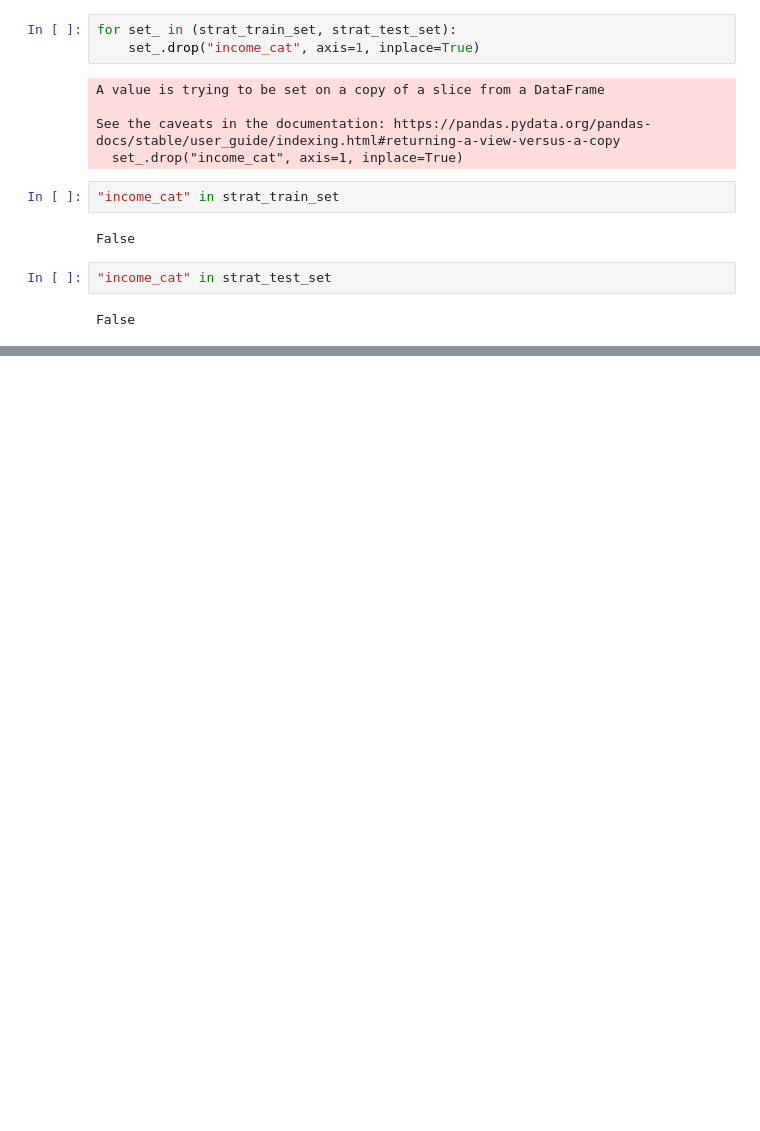
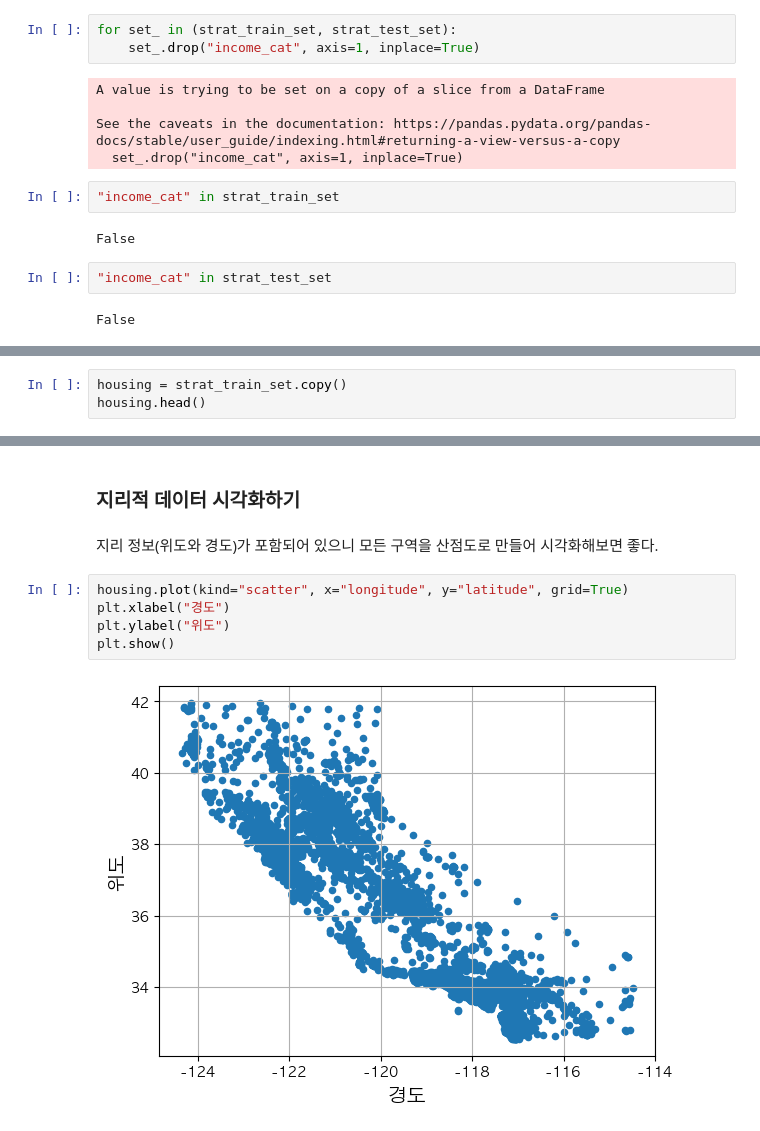
Before and after one commit to Logqwerty/handson-ml3-practice, a Jupyter notebook: 02_end_to_end_ml_project.ipynb, the cells around one changed output, grey strips where cells are left out. Cells and saved outputs as stored; diff of their text form; blank space fills up the shorter version.

```diff
--- a/02_end_to_end_ml_project.ipynb
+++ b/02_end_to_end_ml_project.ipynb
@@ -366,0 +376,3 @@ False
+# %%
+housing = strat_train_set.copy()
+housing.head()
@@ -366,0 +386,11 @@ False
+# %% [markdown]
+### 지리적 데이터 시각화하기
+# %% [markdown]
+지리 정보(위도와 경도)가 포함되어 있으니 모든 구역을 산점도로 만들어 시각화해보면 좋다.
+# %%
+housing.plot(kind="scatter", x="longitude", y="latitude", grid=True)
+plt.xlabel("경도")
+plt.ylabel("위도")
+plt.show()
+# %% [output]
+[figure, added]
```
Also changed, not shown: parts of 27 cells of this notebook, 2 other files.
